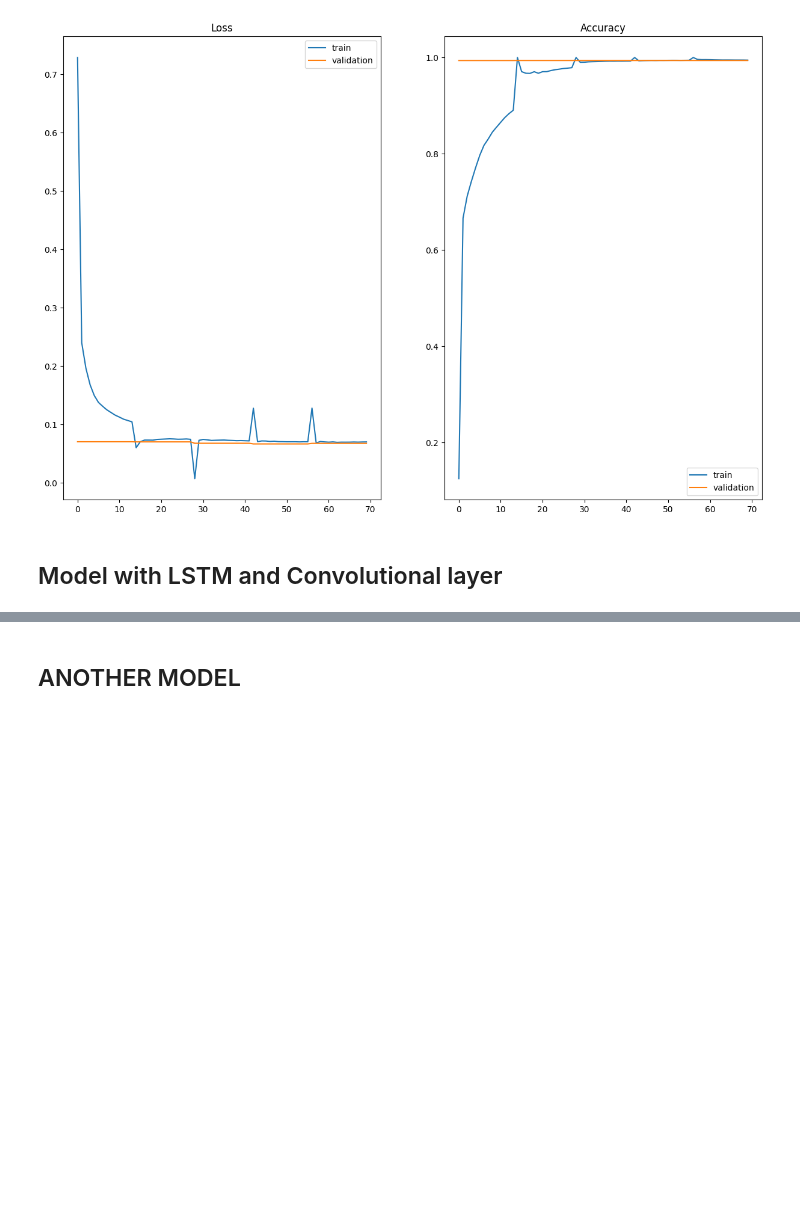
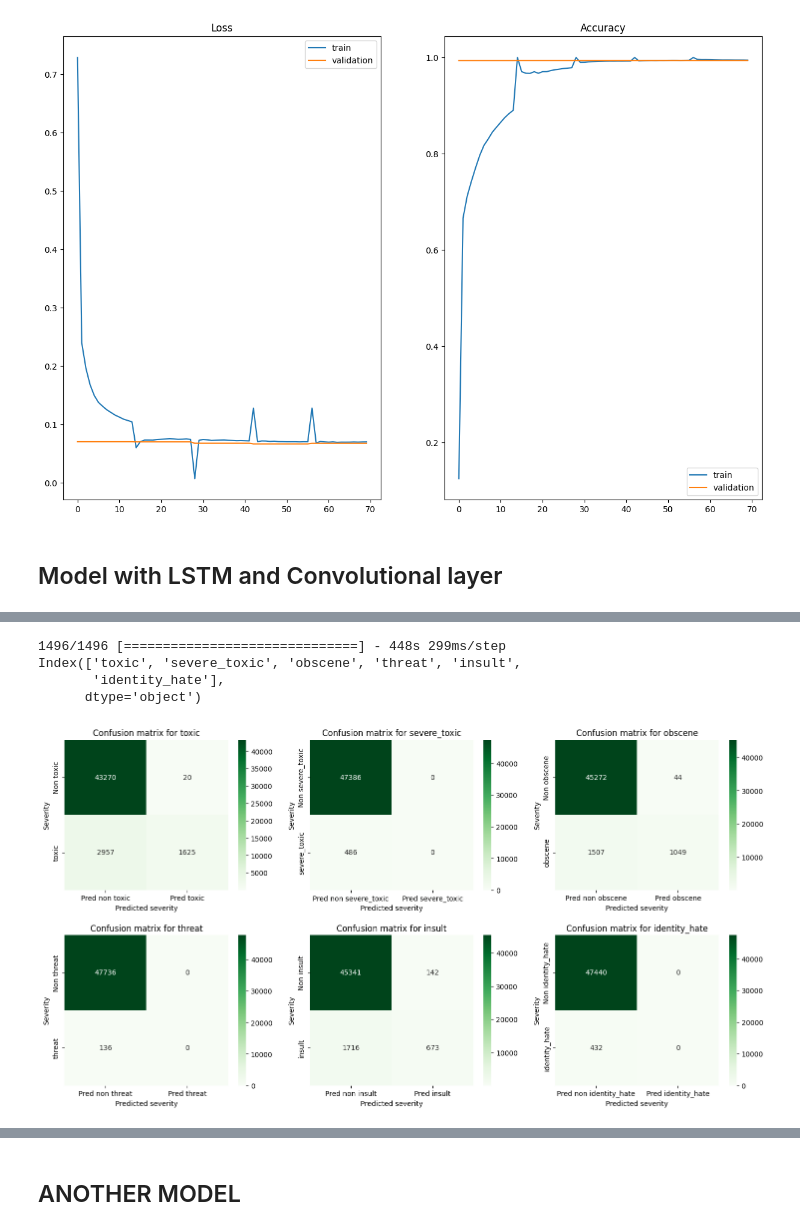
Before and after one commit to EnricoMiche1210760/toxic_comments_filter, a Jupyter notebook: src/progetto_toxic_comments_filter.ipynb, the cells around one changed output, grey strips where cells are left out. Drawn from its saved outputs; the diff is of its cells as text; code cells hidden in the pictures; blank space fills up the shorter version.

Commit message:
bug fix (weighted binary cross entropy)

```diff
--- a/src/progetto_toxic_comments_filter.ipynb
+++ b/src/progetto_toxic_comments_filter.ipynb
@@ -642,0 +686,18 @@ _________________________________________________________________
+# %%
+clear_session()
+cnn_model_keras = "cnn_model.keras"
+cnn_model_history_file = "history_cnn.json"
+
+fit = False
+
+cnn_model = md.CNN_model(vocab_size, maxlen, dense_units=len(y_train[0]), activation='sigmoid')
+
+cnn_model, fit = build_model(
+    cnn_model_keras,
+    cnn_model,
+    models_dir,
+    optmizer='adam',
+    loss=weighted_binary_crossentropy(w0, w1),
+    metrics=[md.F1Score(), 'accuracy']
+)
+cnn_model.summary()
@@ -643,12 +722,21 @@ _________________________________________________________________
 # %%
-if answer.lower() == 'y' or answer == 'yes':
+if fit:
     history_cnn = cnn_model.fit(X_train, y_train,
                         epochs=10, batch_size=64,
                         validation_data=(X_val, y_val),
-                        callbacks=[early_stopping])
+                        callbacks=[early_stopping, batch_log])
 
-    pickle.dump(history_cnn, open(storage_folder+"/"+cnn_model_history, 'wb'))
-    cnn_model.save(models_dir+'/'+cnn_model_keras)
+    json.dump(history_cnn.history, open(storage_folder+"/"+cnn_model_history_file, 'w'))
+    batch_infos = {'batch_loss':batch_log.batch_loss, 'batch_accuracy':batch_log.batch_accuracy}
+    json.dump(batch_infos, open(storage_folder+"/CNN_model_batch_log.json", 'w'))
+    if COLAB:
+        cnn_model.save("./models/"+cnn_model_keras)
+    else:
+        cnn_model.save("../models/"+cnn_model_keras)
+    cnn_model_history = history_cnn.history
 else:
-    history_cnn = pickle.load(open(storage_folder+"/"+cnn_model_history, 'rb'))
+    cnn_model_history = json.load(open(storage_folder+"/"+cnn_model_history_file, 'r'))
+    batch_infos = json.load(open(storage_folder+"/CNN_model_batch_log.json", 'r'))
+    batch_log.batch_loss = batch_infos['batch_loss']
+    batch_log.batch_accuracy = batch_infos['batch_accuracy']
 # %% [output]
@@ -656,3 +755,9 @@ RuntimeError: You must compile your model before training/testing. Use `model.co
 # %%
-y_pred_cnn = convert_probability_to_value(cnn_model.predict(X_test))
-pl.print_confusion_matrix(y_test, y_pred_cnn, injurious.columns)
+y_pred_cnn_with_w = convert_probability_to_value(cnn_model.predict(X_test), threshold=.35)
+pl.print_confusion_matrix(y_test, y_pred_cnn_with_w, injurious.columns)
+# %% [output]
+1496/1496 [==============================] - 448s 299ms/step
+Index(['toxic', 'severe_toxic', 'obscene', 'threat', 'insult',
+       'identity_hate'],
+      dtype='object')
+[figure, added]
```
Also changed, not shown: parts of 31 cells of this notebook, 1 other file.
